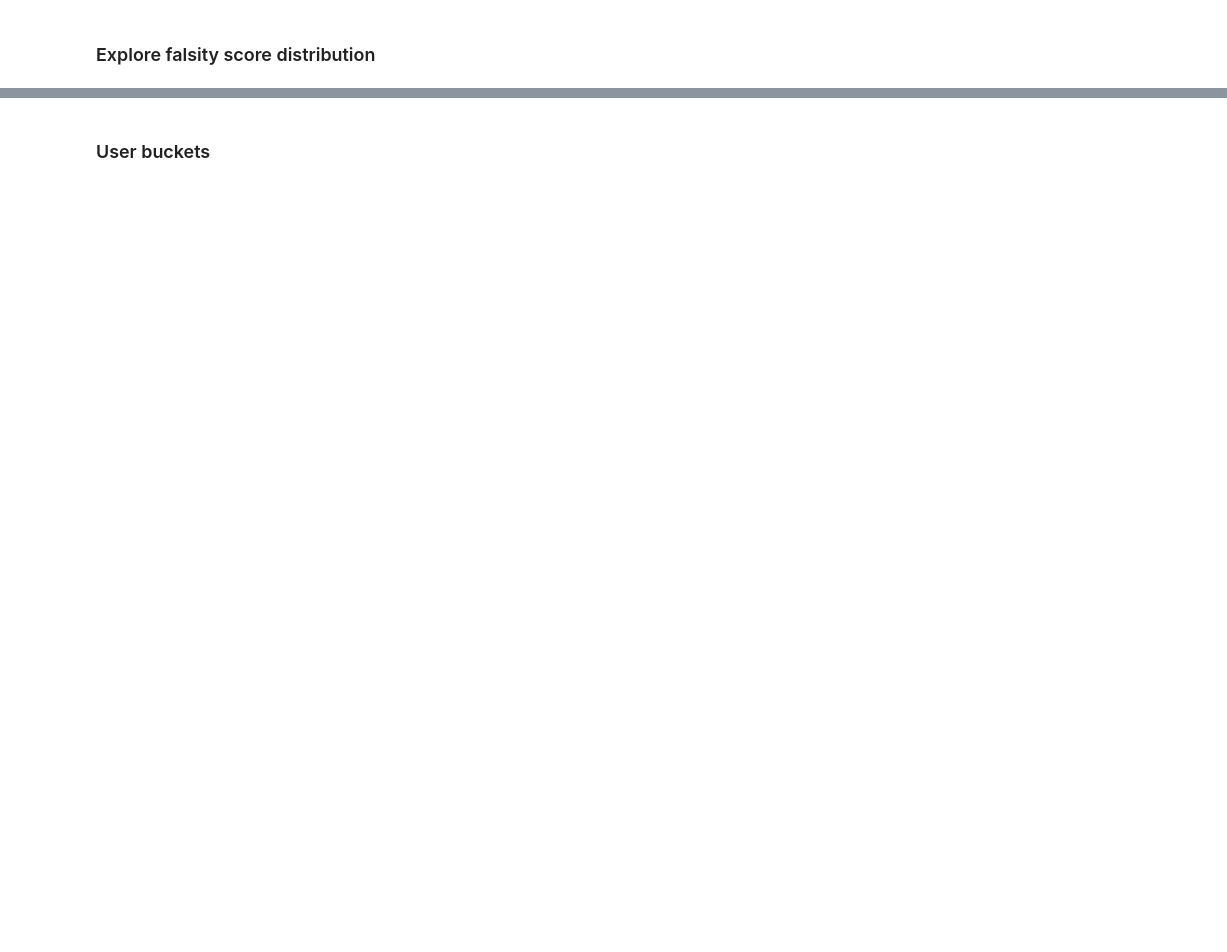
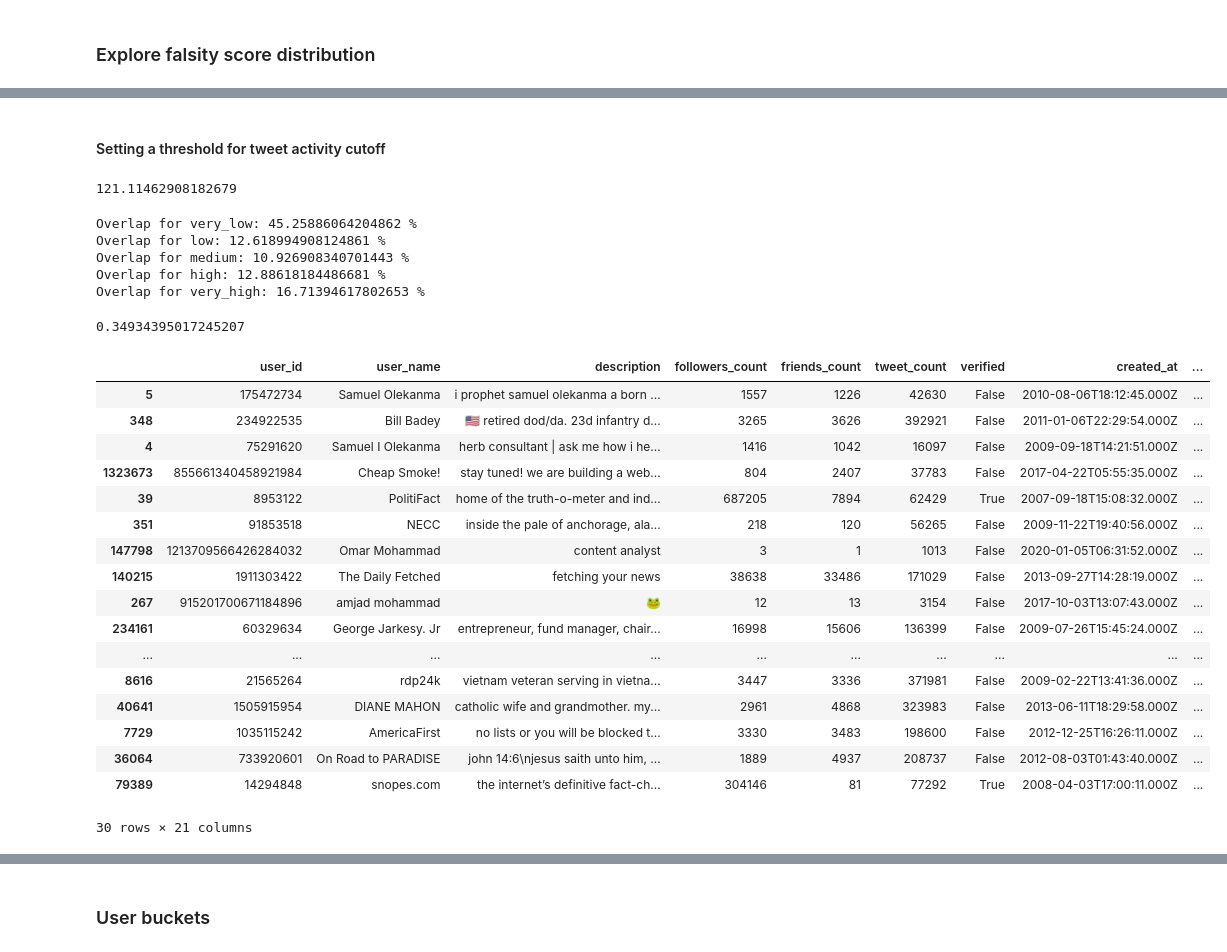
Before and after one commit to lrnz-asnprs/tweet-collector, a Jupyter notebook: fake_collector/notebooks/laurenz_notebook.ipynb, the cells around one changed output, grey strips where cells are left out. Drawn from its saved outputs; the diff is of its cells as text; code cells hidden in the pictures; blank space fills up the shorter version.

```diff
--- a/fake_collector/notebooks/laurenz_notebook.ipynb
+++ b/fake_collector/notebooks/laurenz_notebook.ipynb
@@ -182,0 +294,11 @@ temp_falsity_score
+# %%
+from datetime import datetime
+from datetime import date
+
+# Get days since creation
+today = date.today()
+
+fake_users_min_tweet['days_since_created'] = fake_users_min_tweet['created_at'].apply(lambda x: (today - pd.to_datetime(x, format='%Y-%m-%d').date()).days)
+
+# Do it for initial DS as well
+fake_users['days_since_created'] = fake_users['created_at'].apply(lambda x: (today - pd.to_datetime(x, format='%Y-%m-%d').date()).days)
@@ -182,0 +311,5 @@ temp_falsity_score
+# %%
+# Calc tweet activity
+fake_users_min_tweet['tweet_activity'] = fake_users_min_tweet['tweet_count'] / fake_users_min_tweet['days_since_created']
+
+fake_users['tweet_activity'] = fake_users['tweet_count'] / fake_users['days_since_created']
@@ -182,0 +322,53 @@ temp_falsity_score
+# %% [markdown]
+#### Setting a threshold for tweet activity cutoff
+# %%
+# Get quartiles
+quartiles = fake_users_min_tweet['tweet_activity'].quantile(q=[0.25,0.75])
+
+q1 = quartiles[0.25]
+q3 = quartiles[0.75]
+
+IQR = q3 - q1
+
+upper_fence = q3 + (IQR * 1.5)
+
+print(upper_fence)
+# %% [output]
+121.11462908182679
+# %%
+fake_users_outlier_removed = fake_users_min_tweet[fake_users_min_tweet['tweet_activity'] <= upper_fence]
+# %%
+overlapping_users_chunks(fake_users_outlier_removed, column1='aggregate_falsity_score', column2='average_falsity_score')
+# %% [output]
+Overlap for very_low: 45.25886064204862 %
+Overlap for low: 12.618994908124861 %
+Overlap for medium: 10.926908340701443 %
+Overlap for high: 12.88618184486681 %
+Overlap for very_high: 16.71394617802653 %
+# %%
+# Correlation between agg falsity score and tweet count
+fake_users_outlier_removed['aggregate_falsity_score'].corr(fake_users_outlier_removed['tweet_count'], method='pearson')
+# %% [output]
+0.34934395017245207
+# %%
+# Remove outliers
+fake_users_outlier_removed.sort_values(by='aggregate_falsity_score', ascending=False).head(30)
+# %% [output]
+|  | user_id | user_name | description | followers_count | friends_count | tweet_count | verified | created_at | ... |
+| 5 | 175472734 | Samuel Olekanma | i prophet samuel olekanma a born ... | 1557 | 1226 | 42630 | False | 2010-08-06T18:12:45.000Z | ... |
+| 348 | 234922535 | Bill Badey | 🇺🇸 retired dod/da. 23d infantry d... | 3265 | 3626 | 392921 | False | 2011-01-06T22:29:54.000Z | ... |
+| 4 | 75291620 | Samuel I Olekanma | herb consultant | ask me how i he... | 1416 | 1042 | 16097 | False | 2009-09-18T14:21:51.000Z | ... |
+| 1323673 | 855661340458921984 | Cheap Smoke! | stay tuned! we are building a web... | 804 | 2407 | 37783 | False | 2017-04-22T05:55:35.000Z | ... |
+| 39 | 8953122 | PolitiFact | home of the truth-o-meter and ind... | 687205 | 7894 | 62429 | True | 2007-09-18T15:08:32.000Z | ... |
+| 351 | 91853518 | NECC | inside the pale of anchorage, ala... | 218 | 120 | 56265 | False | 2009-11-22T19:40:56.000Z | ... |
+| 147798 | 1213709566426284032 | Omar Mohammad | content analyst | 3 | 1 | 1013 | False | 2020-01-05T06:31:52.000Z | ... |
+| 140215 | 1911303422 | The Daily Fetched | fetching your news | 38638 | 33486 | 171029 | False | 2013-09-27T14:28:19.000Z | ... |
+| 267 | 915201700671184896 | amjad mohammad | 🐸 | 12 | 13 | 3154 | False | 2017-10-03T13:07:43.000Z | ... |
+| 234161 | 60329634 | George Jarkesy. Jr | entrepreneur, fund manager, chair... | 16998 | 15606 | 136399 | False | 2009-07-26T15:45:24.000Z | ... |
+| ... | ... | ... | ... | ... | ... | ... | ... | ... | ... |
+| 8616 | 21565264 | rdp24k | vietnam veteran serving in vietna... | 3447 | 3336 | 371981 | False | 2009-02-22T13:41:36.000Z | ... |
+| 40641 | 1505915954 | DIANE MAHON | catholic wife and grandmother. my... | 2961 | 4868 | 323983 | False | 2013-06-11T18:29:58.000Z | ... |
+| 7729 | 1035115242 | AmericaFirst | no lists or you will be blocked t... | 3330 | 3483 | 198600 | False | 2012-12-25T16:26:11.000Z | ... |
+| 36064 | 733920601 | On Road to PARADISE | john 14:6\njesus saith unto him, ... | 1889 | 4937 | 208737 | False | 2012-08-03T01:43:40.000Z | ... |
+| 79389 | 14294848 | snopes.com | the internet’s definitive fact-ch... | 304146 | 81 | 77292 | True | 2008-04-03T17:00:11.000Z | ... |
+30 rows × 21 columns
```
Also changed, not shown: parts of 79 cells of this notebook, 3 other files.
